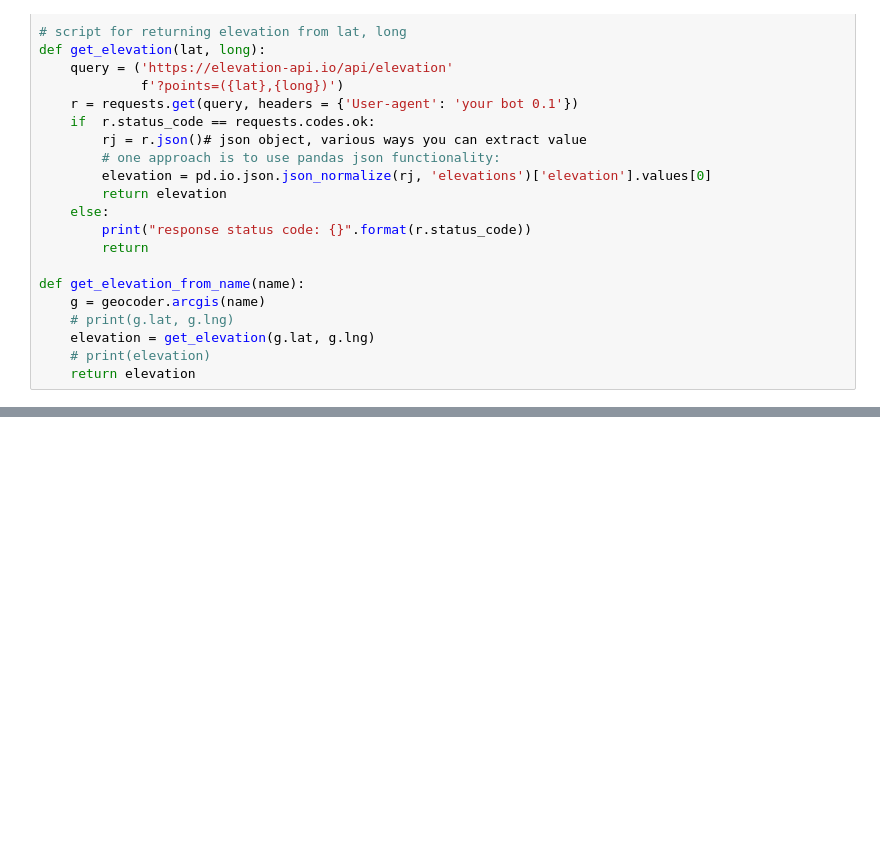
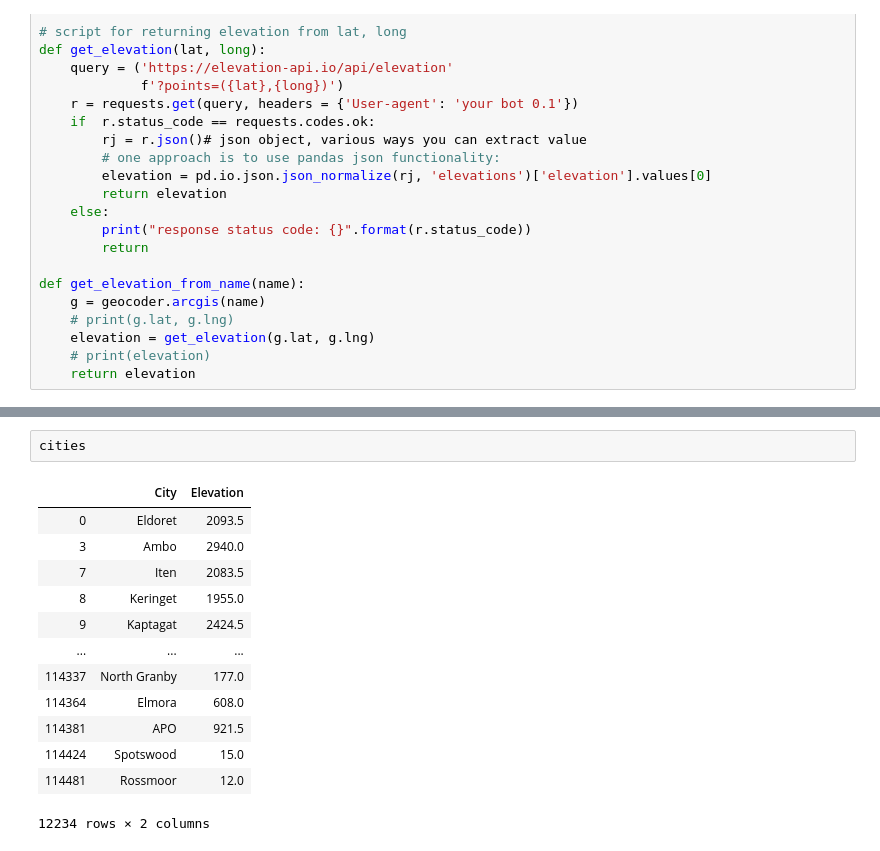
Before and after one commit to mijapa/BostonMarathonAnalisys, a Jupyter notebook: Boston_Elevation_Download.ipynb, the cells around one changed output, grey strips where cells are left out. Cells and saved outputs as stored; diff of their text form; blank space fills up the shorter version.

```diff
--- a/Boston_Elevation_Download.ipynb
+++ b/Boston_Elevation_Download.ipynb
@@ -85,0 +124,16 @@ hello
+# %%
+cities
+# %% [output]
+|  | City | Elevation |
+| 0 | Eldoret | 2093.5 |
+| 3 | Ambo | 2940.0 |
+| 7 | Iten | 2083.5 |
+| 8 | Keringet | 1955.0 |
+| 9 | Kaptagat | 2424.5 |
+| ... | ... | ... |
+| 114337 | North Granby | 177.0 |
+| 114364 | Elmora | 608.0 |
+| 114381 | APO | 921.5 |
+| 114424 | Spotswood | 15.0 |
+| 114481 | Rossmoor | 12.0 |
+12234 rows × 2 columns
```
Also changed, not shown: parts of 9 cells of this notebook, 1 other file.
